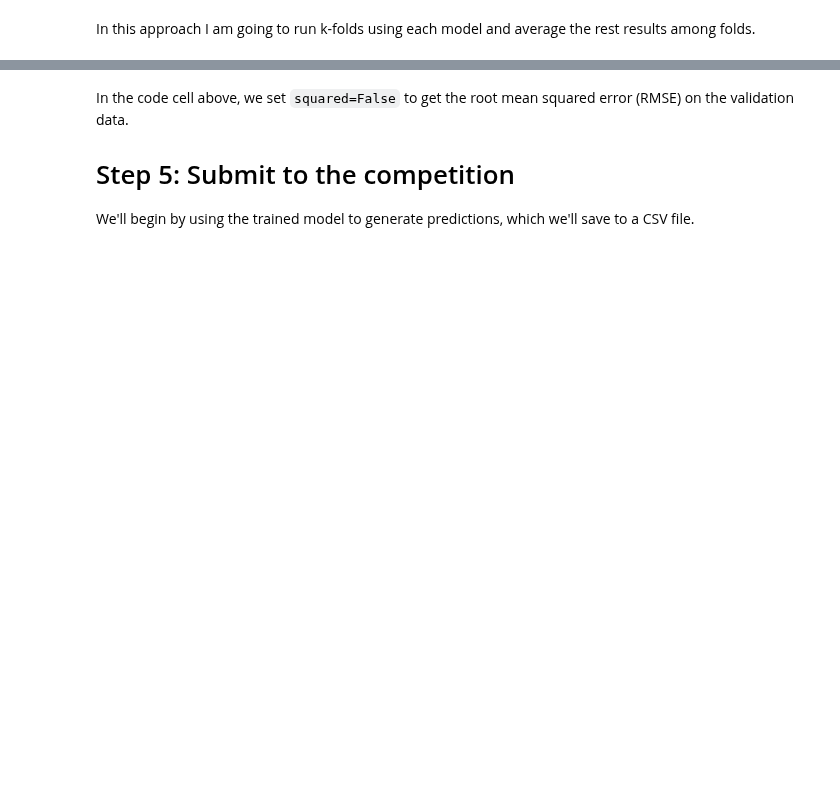
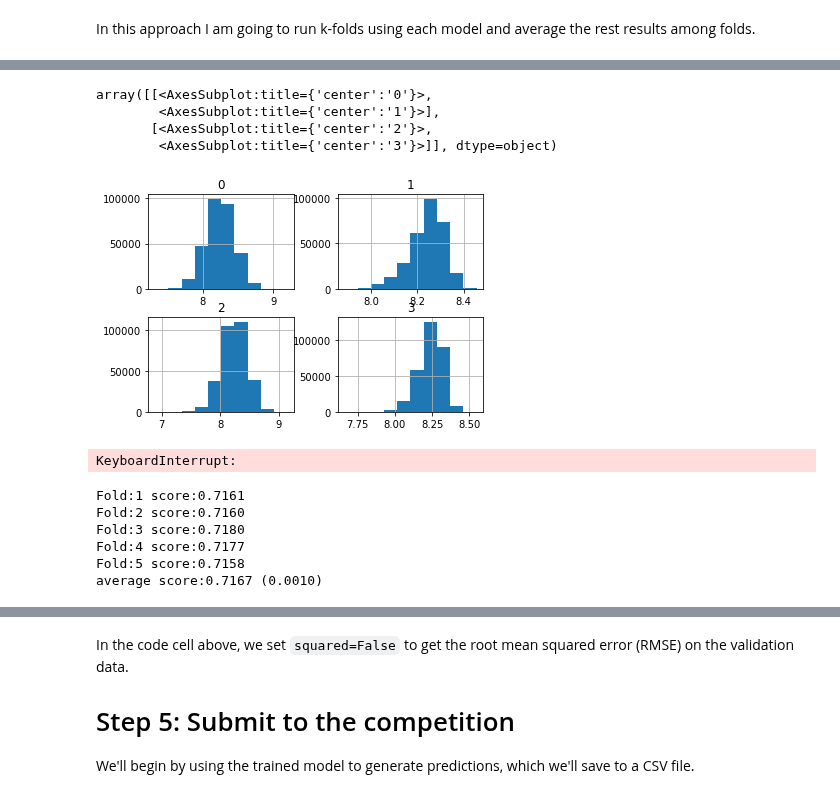
Before and after one commit to fmstam/multi-seed-stacking, a Jupyter notebook: optimized mixture of regressors .ipynb, the cells around one changed output, grey strips where cells are left out. Cells and saved outputs as stored; diff of their text form; code cells hidden in the pictures; blank space fills up the shorter version.

```diff
--- a/optimized mixture of regressors .ipynb
+++ b/optimized mixture of regressors .ipynb
@@ -391,0 +536,23 @@ mix_test_results, mix_valid_results = kfold_train_predict(catb, X, y, X_test)
+# %%
+
+# required results
+fold_id = 12
+folder ='level_1'
+
+level_1_models = ['RandomForestRegressor',
+                  'ExtraTreesRegressor',
+                  'XGBRegressor',
+                  'CatBoostRegressor'
+                  ]
+
+meta_regressor = 'LGBMRegressor'
+
+
+
+# new features
+X_train_ = read_results_set(pattern=f"{folder}{os.sep}*{fold_id}_valid.csv",
+                           models_names=level_1_models)
+X_test_ = read_results_set(pattern=f"{folder}{os.sep}*{fold_id}_test.csv",
+                          models_names=level_1_models)
+
+X_train_.head()
@@ -391,0 +598,8 @@ mix_test_results, mix_valid_results = kfold_train_predict(catb, X, y, X_test)
+# %%
+X_train_.hist()
+# %% [output]
+array([[<AxesSubplot:title={'center':'0'}>,
+        <AxesSubplot:title={'center':'1'}>],
+       [<AxesSubplot:title={'center':'2'}>,
+        <AxesSubplot:title={'center':'3'}>]], dtype=object)
+[figure, added]
@@ -391,0 +612,13 @@ mix_test_results, mix_valid_results = kfold_train_predict(catb, X, y, X_test)
+# %%
+meta_test_results, meta_valid_results = get_oof_predictions(xgb, X_train, y, X_test, k=5, model_name='Meta_1')
+# %% [output]
+KeyboardInterrupt:
+# %%
+meta_valid_results, meta_test_results = get_oof_predictions(lasso, X_train_, y, X_test_, k=5, model_name='Meta_1')
+# %% [output]
+Fold:1 score:0.7161
+Fold:2 score:0.7160
+Fold:3 score:0.7180
+Fold:4 score:0.7177
+Fold:5 score:0.7158
+average score:0.7167 (0.0010)
```
Also changed, not shown: parts of 53 cells of this notebook.
